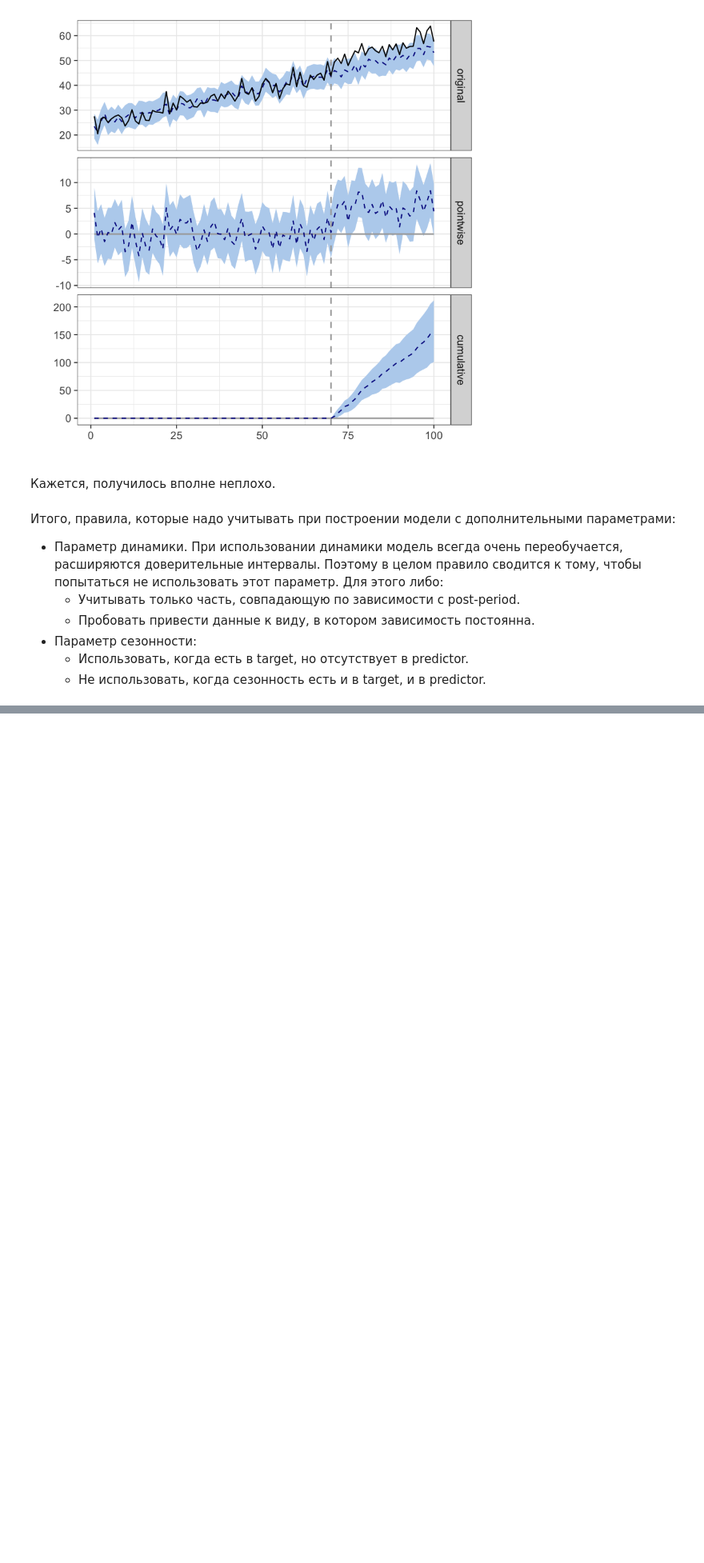
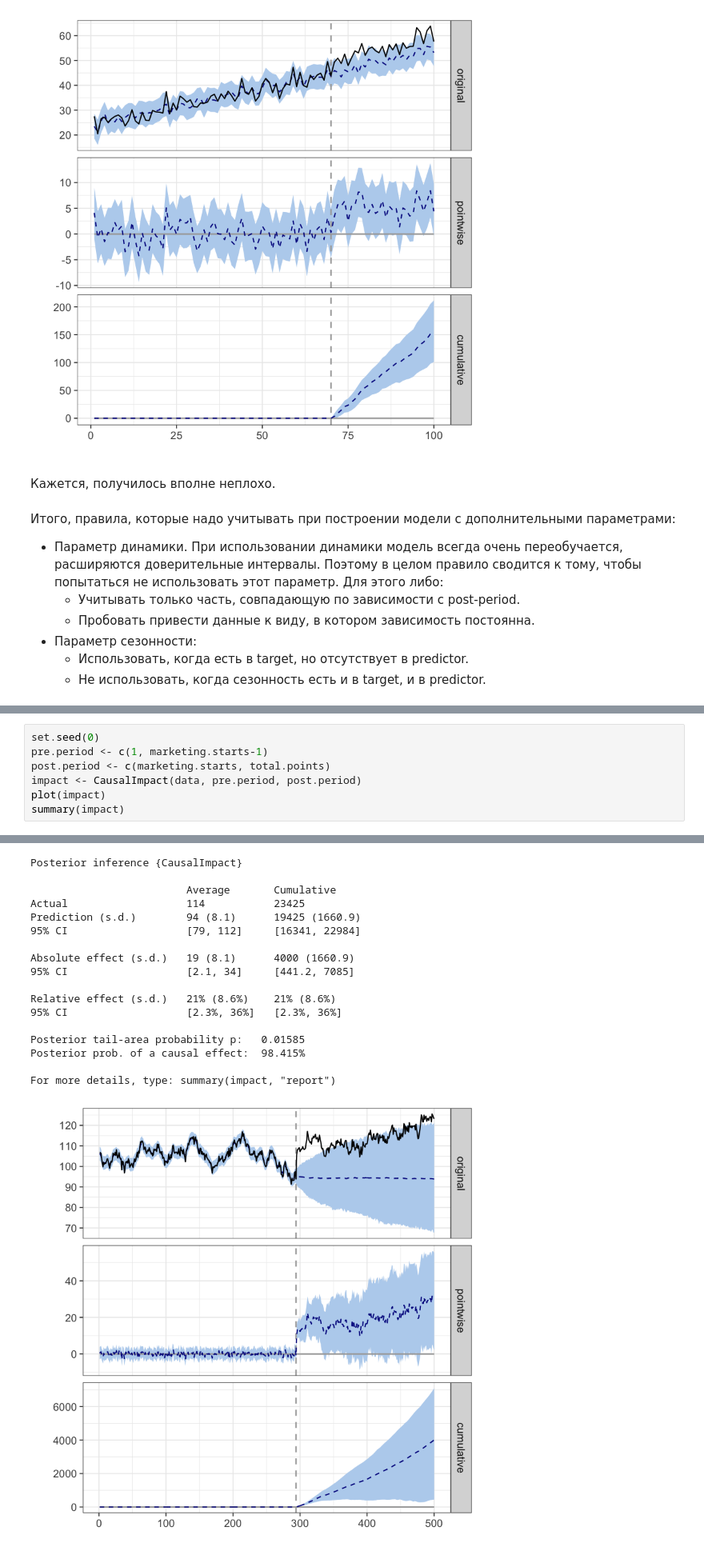
Before and after one commit to avgaydashenko/practical-analytics-hw, a Jupyter notebook: hw2/part1.ipynb, the cells around one changed output, grey strips where cells are left out. Shown at 80% size. Saved outputs shown, nothing was run; the diff lists cells and outputs as text; blank space fills up the shorter version.

```diff
--- a/hw2/part1.ipynb
+++ b/hw2/part1.ipynb
@@ -378,0 +397,8 @@ For more details, type: summary(impact, "report")
+# %%
+set.seed(0)
+pre.period <- c(1, marketing.starts-1)
+post.period <- c(marketing.starts, total.points)
+impact <- CausalImpact(data, pre.period, post.period)
+plot(impact)
+summary(impact)
+# %% [output]
@@ -378,0 +408,18 @@ For more details, type: summary(impact, "report")
+Posterior inference {CausalImpact}
+
+                         Average       Cumulative
+Actual                   114           23425
+Prediction (s.d.)        94 (8.1)      19425 (1660.9)
+95% CI                   [79, 112]     [16341, 22984]
+
+Absolute effect (s.d.)   19 (8.1)      4000 (1660.9)
+95% CI                   [2.1, 34]     [441.2, 7085]
+
+Relative effect (s.d.)   21% (8.6%)    21% (8.6%)
+95% CI                   [2.3%, 36%]   [2.3%, 36%]
+
+Posterior tail-area probability p:   0.01585
+Posterior prob. of a causal effect:  98.415%
+
+For more details, type: summary(impact, "report")
+[figure, added]
```
Also changed, not shown: parts of 5 cells of this notebook.
